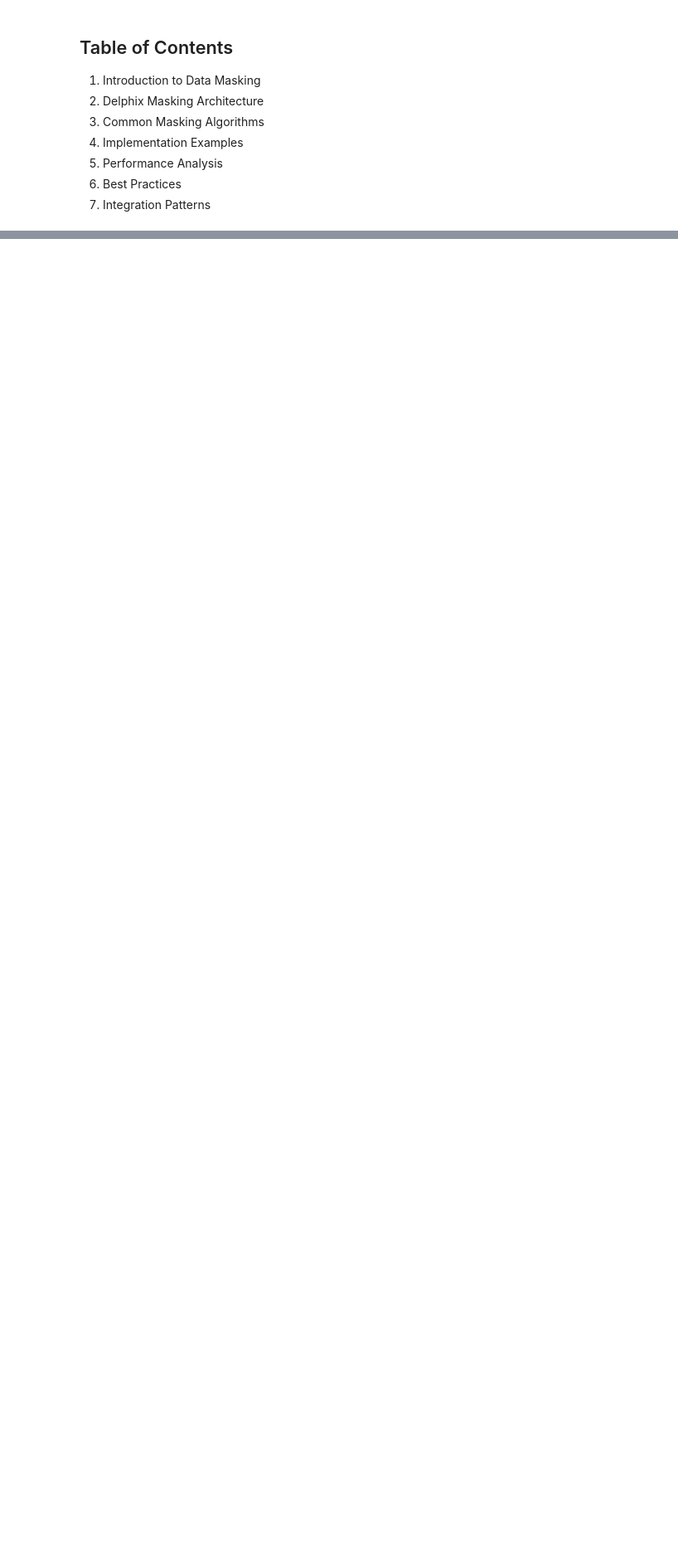
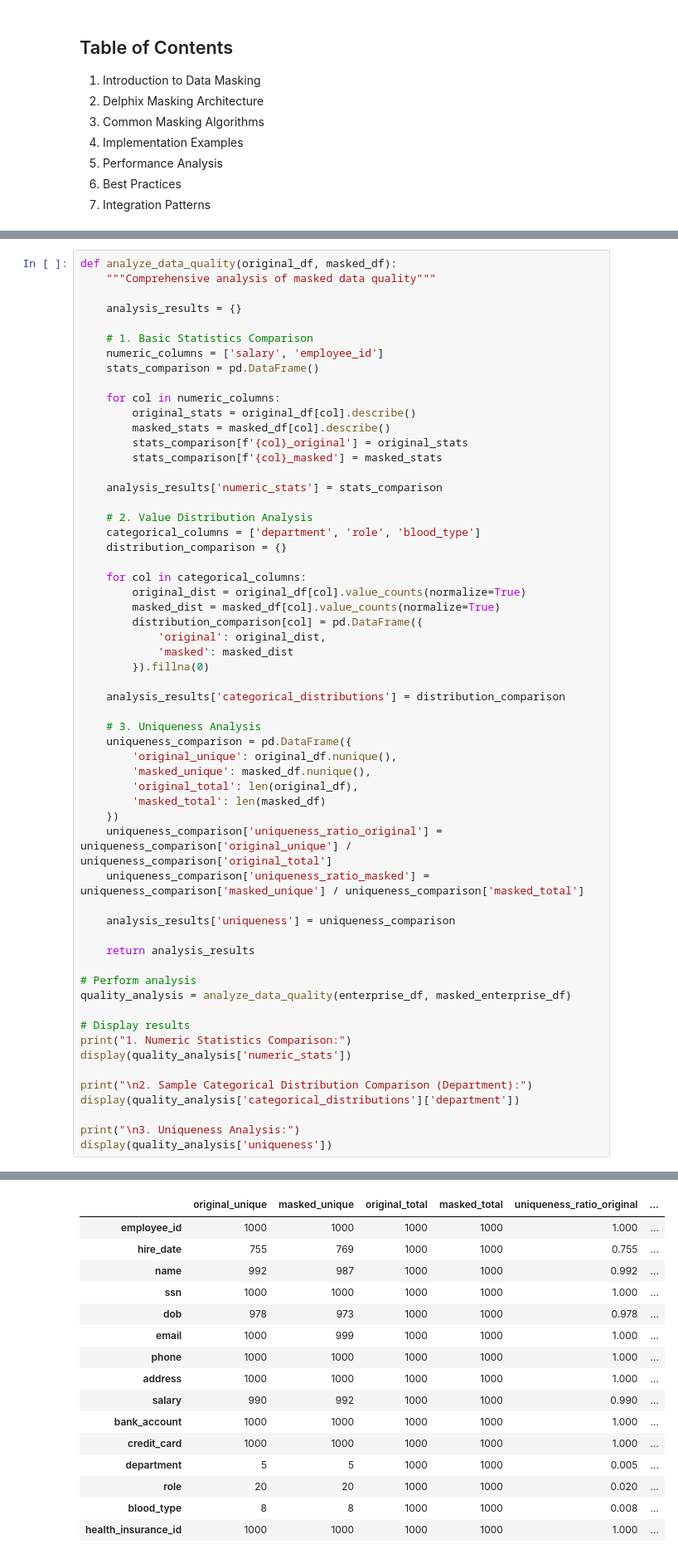
Before and after one commit to Burton-David/delphix-masking-demo, a Jupyter notebook: notebooks/Delphix_Data_Masking.ipynb, the cells around one changed output, grey strips where cells are left out. Shown: that part at 83% size. Cells and saved outputs as stored; diff of their text form; blank space fills up the shorter version.

```diff
--- a/notebooks/Delphix_Data_Masking.ipynb
+++ b/notebooks/Delphix_Data_Masking.ipynb
@@ -65,0 +290,59 @@ Successfully installed faker-33.1.0
+# %%
+def analyze_data_quality(original_df, masked_df):
+    """Comprehensive analysis of masked data quality"""
+
+    analysis_results = {}
+
+    # 1. Basic Statistics Comparison
+    numeric_columns = ['salary', 'employee_id']
+    stats_comparison = pd.DataFrame()
+
+    for col in numeric_columns:
+        original_stats = original_df[col].describe()
+        masked_stats = masked_df[col].describe()
+        stats_comparison[f'{col}_original'] = original_stats
+        stats_comparison[f'{col}_masked'] = masked_stats
+
+    analysis_results['numeric_stats'] = stats_comparison
+
+    # 2. Value Distribution Analysis
+    categorical_columns = ['department', 'role', 'blood_type']
+    distribution_comparison = {}
+
+    for col in categorical_columns:
+        original_dist = original_df[col].value_counts(normalize=True)
+        masked_dist = masked_df[col].value_counts(normalize=True)
+        distribution_comparison[col] = pd.DataFrame({
+            'original': original_dist,
+            'masked': masked_dist
+        }).fillna(0)
+
+    analysis_results['categorical_distributions'] = distribution_comparison
+
+    # 3. Uniqueness Analysis
+    uniqueness_comparison = pd.DataFrame({
+        'original_unique': original_df.nunique(),
+        'masked_unique': masked_df.nunique(),
+        'original_total': len(original_df),
+        'masked_total': len(masked_df)
+    })
+    uniqueness_comparison['uniqueness_ratio_original'] = uniqueness_comparison['original_unique'] / uniqueness_comparison['original_total']
+    uniqueness_comparison['uniqueness_ratio_masked'] = uniqueness_comparison['masked_unique'] / uniqueness_comparison['masked_total']
+
+    analysis_results['uniqueness'] = uniqueness_comparison
+
+    return analysis_results
+
+# Perform analysis
+quality_analysis = analyze_data_quality(enterprise_df, masked_enterprise_df)
+
+# Display results
+print("1. Numeric Statistics Comparison:")
+display(quality_analysis['numeric_stats'])
+
+print("\n2. Sample Categorical Distribution Comparison (Department):")
+display(quality_analysis['categorical_distributions']['department'])
+
+print("\n3. Uniqueness Analysis:")
+display(quality_analysis['uniqueness'])
+# %% [output]
@@ -65,0 +368,16 @@ Successfully installed faker-33.1.0
+|  | original_unique | masked_unique | original_total | masked_total | uniqueness_ratio_original | ... |
+| employee_id | 1000 | 1000 | 1000 | 1000 | 1.000 | ... |
+| hire_date | 755 | 769 | 1000 | 1000 | 0.755 | ... |
+| name | 992 | 987 | 1000 | 1000 | 0.992 | ... |
+| ssn | 1000 | 1000 | 1000 | 1000 | 1.000 | ... |
+| dob | 978 | 973 | 1000 | 1000 | 0.978 | ... |
+| email | 1000 | 999 | 1000 | 1000 | 1.000 | ... |
+| phone | 1000 | 1000 | 1000 | 1000 | 1.000 | ... |
+| address | 1000 | 1000 | 1000 | 1000 | 1.000 | ... |
+| salary | 990 | 992 | 1000 | 1000 | 0.990 | ... |
+| bank_account | 1000 | 1000 | 1000 | 1000 | 1.000 | ... |
+| credit_card | 1000 | 1000 | 1000 | 1000 | 1.000 | ... |
+| department | 5 | 5 | 1000 | 1000 | 0.005 | ... |
+| role | 20 | 20 | 1000 | 1000 | 0.020 | ... |
+| blood_type | 8 | 8 | 1000 | 1000 | 0.008 | ... |
+| health_insurance_id | 1000 | 1000 | 1000 | 1000 | 1.000 | ... |
```
Also changed, not shown: parts of 18 cells of this notebook, 4 other files.
